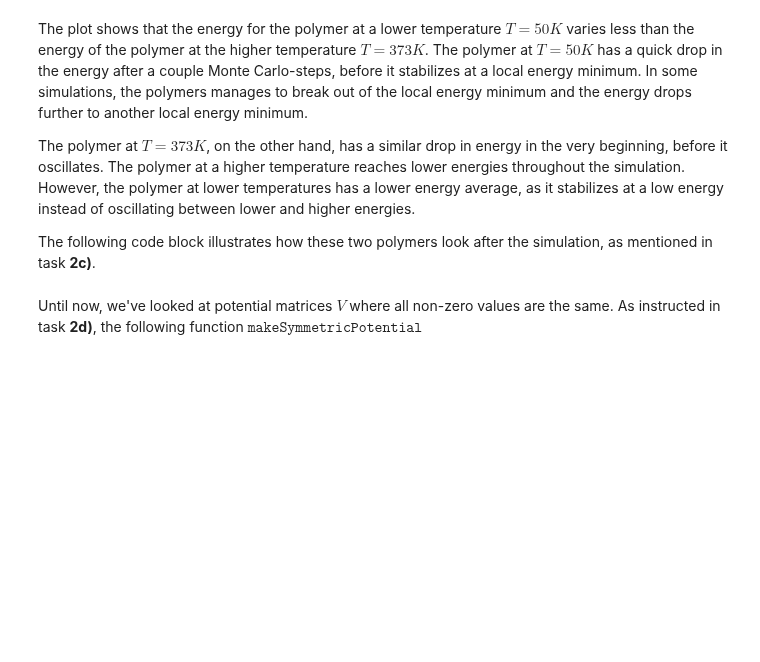
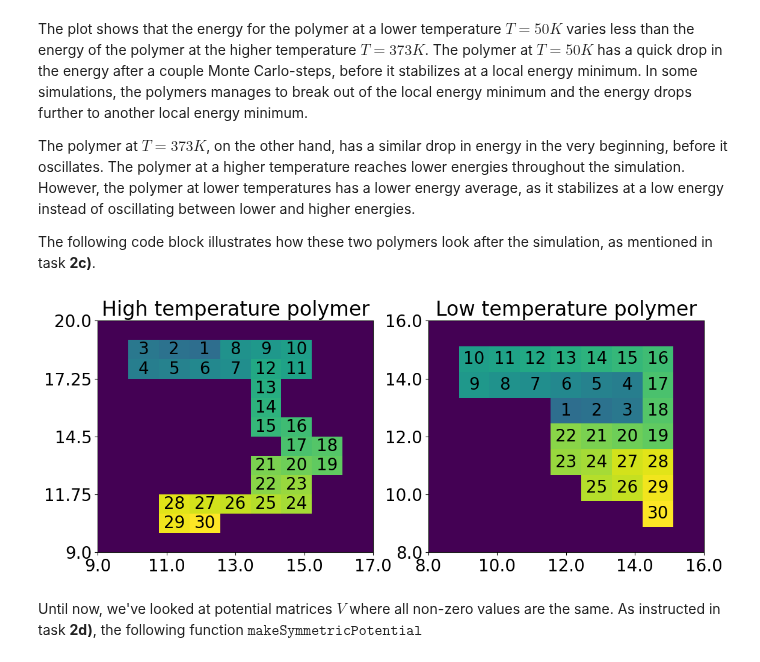
Before and after one commit to OliverRuden/TMA4320-scientific-computing, a Jupyter notebook: VitBerBioFysikk.ipynb, the cells around one changed output. Saved outputs shown, nothing was run; the diff lists cells and outputs as text; code cells hidden in the pictures; blank space fills up the shorter version.

```diff
--- a/VitBerBioFysikk.ipynb
+++ b/VitBerBioFysikk.ipynb
@@ -499,3 +465,67 @@ def multiplePlotsPolymers(polymer1,polymer2, title1,title2):
+# %%
+def illustrationOfOnePolymer(polymer):
+    N = len(polymer)                               # calculate the size of the input polymer
+
+    minx, maxx = np.min(polymer[:,0]), np.max(polymer[:,0])
+    miny, maxy = np.min(polymer[:,1]), np.max(polymer[:,1])
+
+    grid = np.zeros((int(maxy-miny)+3, int(maxx-minx)+3))                # initialize an (N+1) * (N+1) grid
+    grid -= N//2
+    for monomerNumber in range(N):                 # loop through all monomers of the input polymer
+        x = int(polymer[monomerNumber, 0]-minx+1)         # collect x-coordinate of the monomer
+        y = int(polymer[monomerNumber, 1]-miny+1)         # collect y-coordinate of the monomer
+        grid[y, x] = monomerNumber + 1
+    return grid,minx,maxx,miny,maxy
+
+
+                             # set background value to -N / 2 for a better visualization of monomers with small indices
+
+    # plt.figure(figsize = (13,9))
+    # plt.title("Visual representation of Polymer")
+    # plt.xlabel("x-axis")
+    # plt.ylabel("y-axis")
+
+    # for monomerNumber in range(N):                 # loop through all monomers of the input polymer             # set the value of the point (x, y) in the grid to the index of the monomer + 1 (i.e. start at 1)
+    #     plt.text(x+0.5,y+0.5,monomerNumber+1, ha = 'center', va = 'center')
+    # plt.xticks(ticks = np.arange(0,int(maxx-minx+3)+int(maxx-minx+3)/4,int(maxx-minx+3)/4),labels = np.arange(minx-1,maxx+1+(maxx-minx+2)/4,(maxx-minx+2)/4))
+    # plt.yticks(ticks = np.arange(0,int(maxy-miny+3)+int(maxy-miny+3)/4,int(maxy-miny+3)/4),labels = np.arange(miny-1,maxy+1+(maxy-miny+2)/4,(maxy-miny+2)/4))
+    # plt.pcolormesh(grid)
+def multiplePlotsPolymers(polymer1,polymer2, title1,title2):
+    fig, (ax1,ax2) = plt.subplots(nrows = 1, ncols = 2, figsize = (13,5))
+    #Sublot 1
+    N = len(polymer1)
+    grid_1,minx,maxx,miny,maxy = illustrationOfOnePolymer(polymer1)
+    ax1.pcolormesh(grid_1)
+    ax1.set(title = title1)
+    for monomerNumber in range(N):
+        x = int(polymer1[monomerNumber, 0]-minx+1)         # collect x-coordinate of the monomer
+        y = int(polymer1[monomerNumber, 1]-miny+1)                  # loop through all monomers of the input polymer             # set the value of the point (x, y) in the grid to the index of the monomer + 1 (i.e. start at 1)
+        ax1.text(x+0.5,y+0.5,monomerNumber+1, ha = 'center', va = 'center')
+    ax1.set_xticks(ticks = np.arange(0,int(maxx-minx+3)+int(maxx-minx+3)/4,int(maxx-minx+3)/4),labels = np.arange(minx-1,maxx+1+(maxx-minx+2)/4,(maxx-minx+2)/4))
+    ax1.set_yticks(ticks = np.arange(0,int(maxy-miny+3)+int(maxy-miny+3)/4,int(maxy-miny+3)/4),labels = np.arange(miny-1,maxy+1+(maxy-miny+2)/4,(maxy-miny+2)/4))
+
+    #Subplot 2
+    N = len(polymer2)
+    grid_2,minx,maxx,miny,maxy = illustrationOfOnePolymer(polymer2)
+    ax2.pcolormesh(grid_2)
+    ax2.set(title = title2)
+    for monomerNumber in range(N):
+        x = int(polymer2[monomerNumber, 0]-minx+1)         # collect x-coordinate of the monomer
+        y = int(polymer2[monomerNumber, 1]-miny+1)                  # loop through all monomers of the input polymer             # set the value of the point (x, y) in the grid to the index of the monomer + 1 (i.e. start at 1)
+        ax2.text(x+0.5,y+0.5,monomerNumber+1, ha = 'center', va = 'center')
+    ax2.set_xticks(ticks = np.arange(0,int(maxx-minx+3)+int(maxx-minx+3)/4,int(maxx-minx+3)/4),labels = np.arange(minx-1,maxx+1+(maxx-minx+2)/4,(maxx-minx+2)/4))
+    ax2.set_yticks(ticks = np.arange(0,int(maxy-miny+3)+int(maxy-miny+3)/4,int(maxy-miny+3)/4),labels = np.arange(miny-1,maxy+1+(maxy-miny+2)/4,(maxy-miny+2)/4))
+    plt.show()
+
+# V=makeDiagonalForceArray(30,-4*10**(-21))
+polymer_high_temp, E_array_high_temp=metropolisAlgorithm(createPolymer(30),V,5000,350)
+polymer_low_temp, E_array_low_temp=metropolisAlgorithm(createPolymer(30),V,5000,75)
+multiplePlotsPolymers(polymer_high_temp, polymer_low_temp, "High temperature polymer", "Low temperature polymer")
+
+# illustrationPolymer(polymer)
+# print(E_array[-1])
+# %% [output]
+[figure, added]
 # %% [markdown]
 Until now, we've looked at potential matrices $V$ where all non-zero values are the same. As instructed in task **2d)**, the following function $\texttt{makeSymmetricPotential}$
 # %%
```
Also changed, not shown: parts of 1 cell of this notebook.
